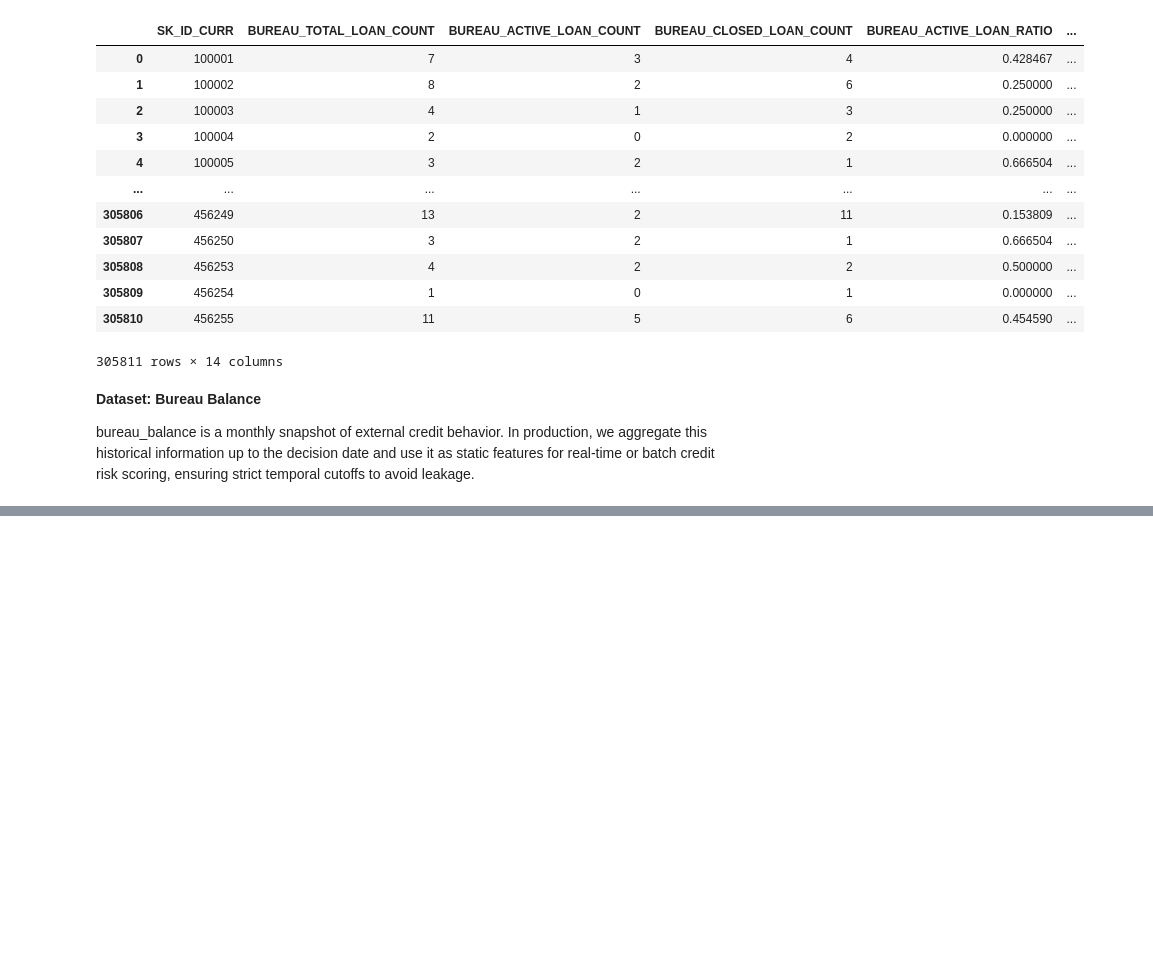
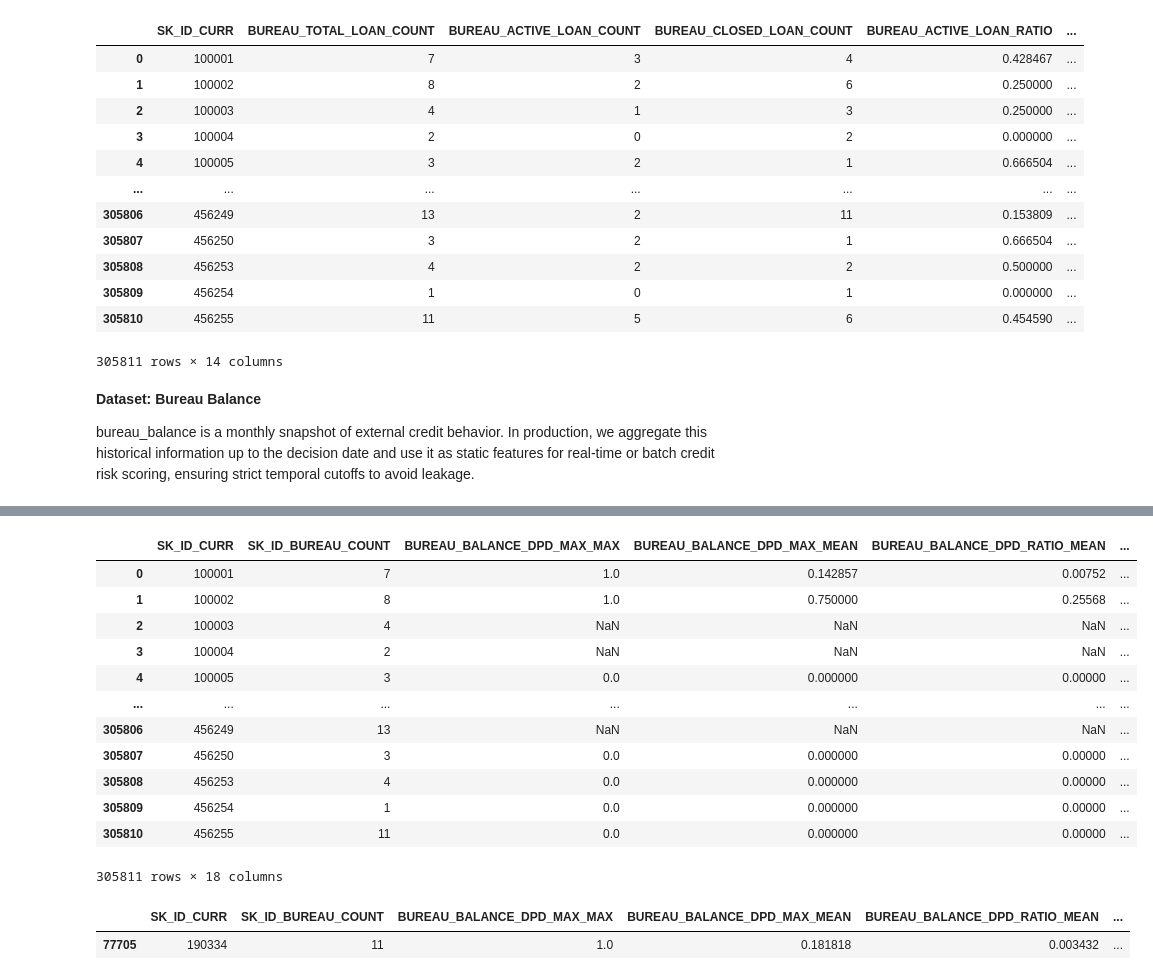
Before and after one commit to h90a00l/home_credit_default_risk_mle, a Jupyter notebook: notebooks/exploratory_data_analysis.ipynb, the cells around one changed output, grey strips where cells are left out. Drawn from its saved outputs; the diff is of its cells as text; code cells hidden in the pictures; blank space fills up the shorter version.

```diff
--- a/notebooks/exploratory_data_analysis.ipynb
+++ b/notebooks/exploratory_data_analysis.ipynb
@@ -260,0 +256,24 @@ S
+# %%
+from src.etl.bureau_client_level_features import build_client_level_bureau_features
+
+client_level_features = build_client_level_bureau_features(df)
+client_level_features
+# %% [output]
+|  | SK_ID_CURR | SK_ID_BUREAU_COUNT | BUREAU_BALANCE_DPD_MAX_MAX | BUREAU_BALANCE_DPD_MAX_MEAN | BUREAU_BALANCE_DPD_RATIO_MEAN | ... |
+| 0 | 100001 | 7 | 1.0 | 0.142857 | 0.00752 | ... |
+| 1 | 100002 | 8 | 1.0 | 0.750000 | 0.25568 | ... |
+| 2 | 100003 | 4 | NaN | NaN | NaN | ... |
+| 3 | 100004 | 2 | NaN | NaN | NaN | ... |
+| 4 | 100005 | 3 | 0.0 | 0.000000 | 0.00000 | ... |
+| ... | ... | ... | ... | ... | ... | ... |
+| 305806 | 456249 | 13 | NaN | NaN | NaN | ... |
+| 305807 | 456250 | 3 | 0.0 | 0.000000 | 0.00000 | ... |
+| 305808 | 456253 | 4 | 0.0 | 0.000000 | 0.00000 | ... |
+| 305809 | 456254 | 1 | 0.0 | 0.000000 | 0.00000 | ... |
+| 305810 | 456255 | 11 | 0.0 | 0.000000 | 0.00000 | ... |
+305811 rows × 18 columns
+# %%
+client_level_features.query("SK_ID_CURR == 190334")
+# %% [output]
+|  | SK_ID_CURR | SK_ID_BUREAU_COUNT | BUREAU_BALANCE_DPD_MAX_MAX | BUREAU_BALANCE_DPD_MAX_MEAN | BUREAU_BALANCE_DPD_RATIO_MEAN | ... |
+| 77705 | 190334 | 11 | 1.0 | 0.181818 | 0.003432 | ... |
```
Also changed, not shown: parts of 9 cells of this notebook, 1 other file.
